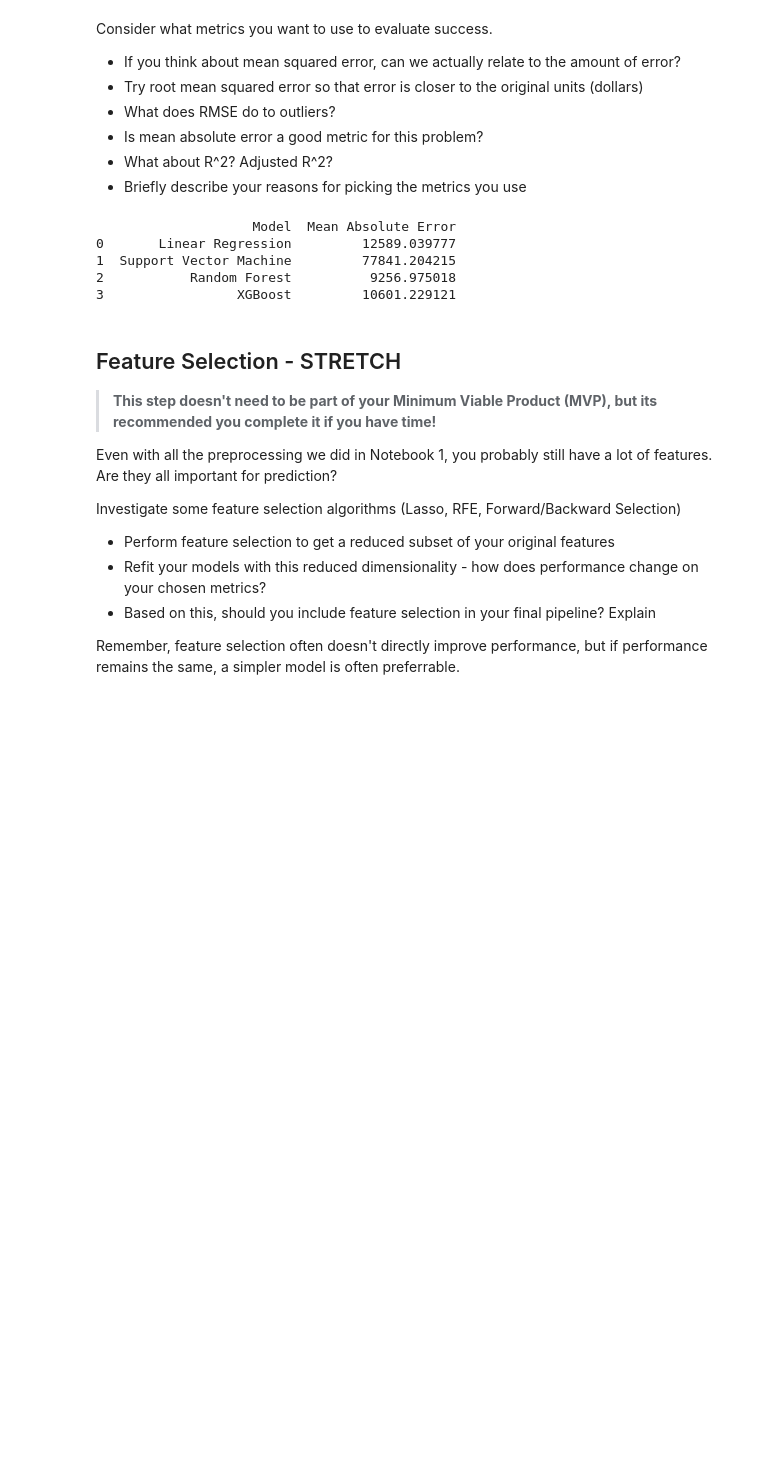
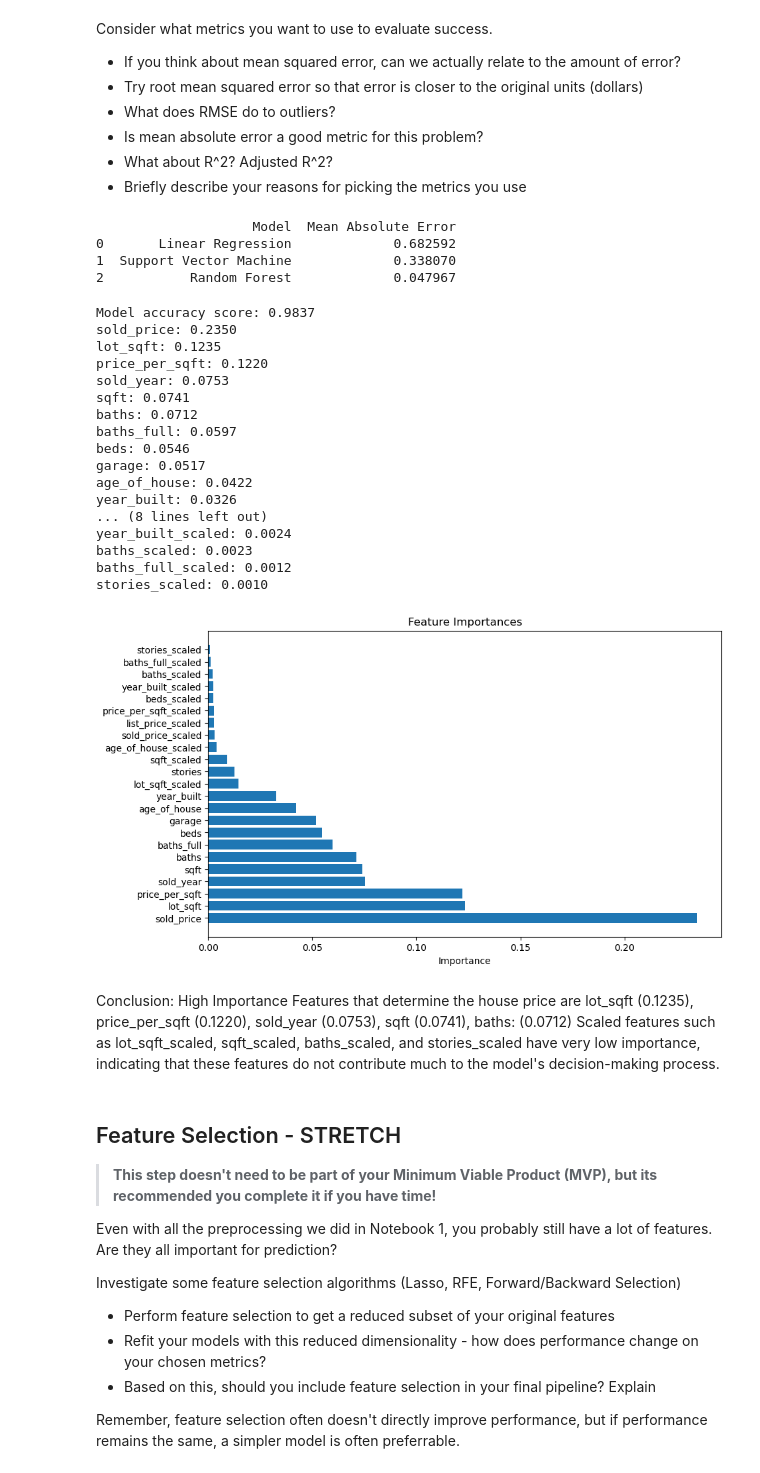
Before and after one commit to MehranBehzadi/Midterm-Project, a Jupyter notebook: notebooks/2 - model_selection.ipynb, the cells around one changed output. Saved outputs shown, nothing was run; the diff lists cells and outputs as text; code cells hidden in the pictures; blank space fills up the shorter version.

Commit message:
Random Forest modelling

```diff
--- a/notebooks/2 - model_selection.ipynb
+++ b/notebooks/2 - model_selection.ipynb
@@ -63,20 +62,20 @@ X_imputer = SimpleImputer(strategy='mean')  # or strategy='median'
 X_train_imputed = X_imputer.fit_transform(X_train)
 X_test_imputed = X_imputer.transform(X_test)
 
-# Impute missing values in target (y)
-y_imputer = SimpleImputer(strategy='mean')  # or strategy='median'
-y_train_imputed = y_imputer.fit_transform(y_train.values.reshape(-1, 1)).ravel()  # Flatten to 1D array
-y_test_imputed = y_imputer.transform(y_test.values.reshape(-1, 1)).ravel()
+# Ensure no missing values in the target (y)
+y_imputer = SimpleImputer(strategy='most_frequent')
+y_train_imputed = y_imputer.fit_transform(y_train.reshape(-1, 1)).ravel()
+y_test_imputed = y_imputer.transform(y_test.reshape(-1, 1)).ravel()
 
 # Initialize models
 models = {
     'Linear Regression': LinearRegression(),
     'Support Vector Machine': SVR(),
     'Random Forest': RandomForestRegressor(),
-    'XGBoost': xgb.XGBRegressor()
+    #'XGBoost': xgb.XGBRegressor()
 }
 
-# Train and evaluate each model
+
 results = {}
 
 for model_name, model in models.items():
@@ -90,10 +89,60 @@ results_df = pd.DataFrame(list(results.items()), columns=['Model', 'Mean Absolut
 print(results_df)
 # %% [output]
                     Model  Mean Absolute Error
-0       Linear Regression         12589.039777
-1  Support Vector Machine         77841.204215
-2           Random Forest          9256.975018
-3                 XGBoost         10601.229121
+0       Linear Regression             0.682592
+1  Support Vector Machine             0.338070
+2           Random Forest             0.047967
+# %%
+from sklearn.ensemble import RandomForestClassifier
+from sklearn.metrics import accuracy_score
+import numpy as np
+import matplotlib.pyplot as plt
+
+rfc = RandomForestClassifier(random_state=0)
+
+rfc.fit(X_train_imputed, y_train_imputed)
+
+y_pred = rfc.predict(X_test_imputed)
+
+accuracy = accuracy_score(y_test_imputed, y_pred)
+print(f'Model accuracy score: {accuracy:0.4f}')
+
+importances = rfc.feature_importances_
+feature_names = X.columns
+
+indices = np.argsort(importances)[::-1]
+
+for f in range(X_train_imputed.shape[1]):
+    print(f"{feature_names[indices[f]]}: {importances[indices[f]] :.4f}")
+
+plt.figure(figsize=(10, 6))
+plt.title("Feature Importances")
+plt.barh(range(X_train_imputed.shape[1]), importances[indices], align="center")
+plt.yticks(range(X_train_imputed.shape[1]), feature_names[indices])
+plt.xlabel("Importance")
+plt.show()
+# %% [output]
+Model accuracy score: 0.9837
+sold_price: 0.2350
+lot_sqft: 0.1235
+price_per_sqft: 0.1220
+sold_year: 0.0753
+sqft: 0.0741
+baths: 0.0712
+baths_full: 0.0597
+beds: 0.0546
+garage: 0.0517
+age_of_house: 0.0422
+year_built: 0.0326
+... (8 lines left out)
+year_built_scaled: 0.0024
+baths_scaled: 0.0023
+baths_full_scaled: 0.0012
+stories_scaled: 0.0010
+[figure, added]
+# %% [markdown]
+Conclusion: High Importance Features that determine the house price are lot_sqft (0.1235), price_per_sqft (0.1220), sold_year (0.0753), sqft (0.0741), baths: (0.0712)
+Scaled features such as lot_sqft_scaled, sqft_scaled, baths_scaled, and stories_scaled have very low importance, indicating that these features do not contribute much to the model's decision-making process.
 # %% [markdown]
 ## Feature Selection - STRETCH
 
```
Also changed, not shown: parts of 2 cells of this notebook.
